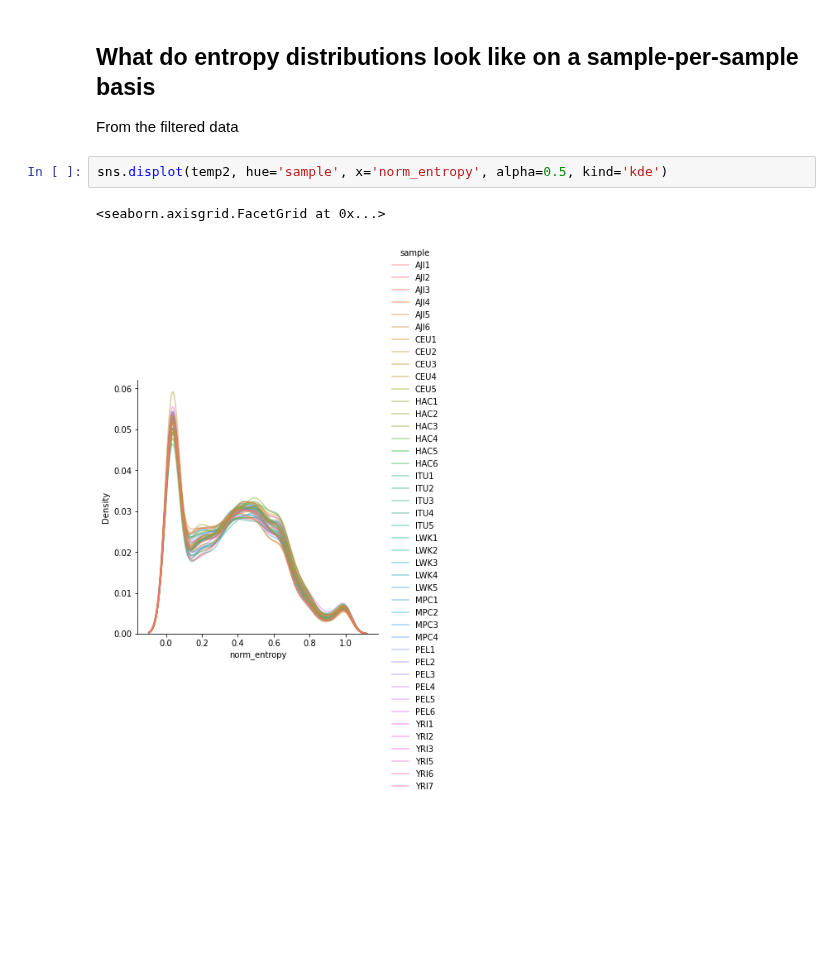
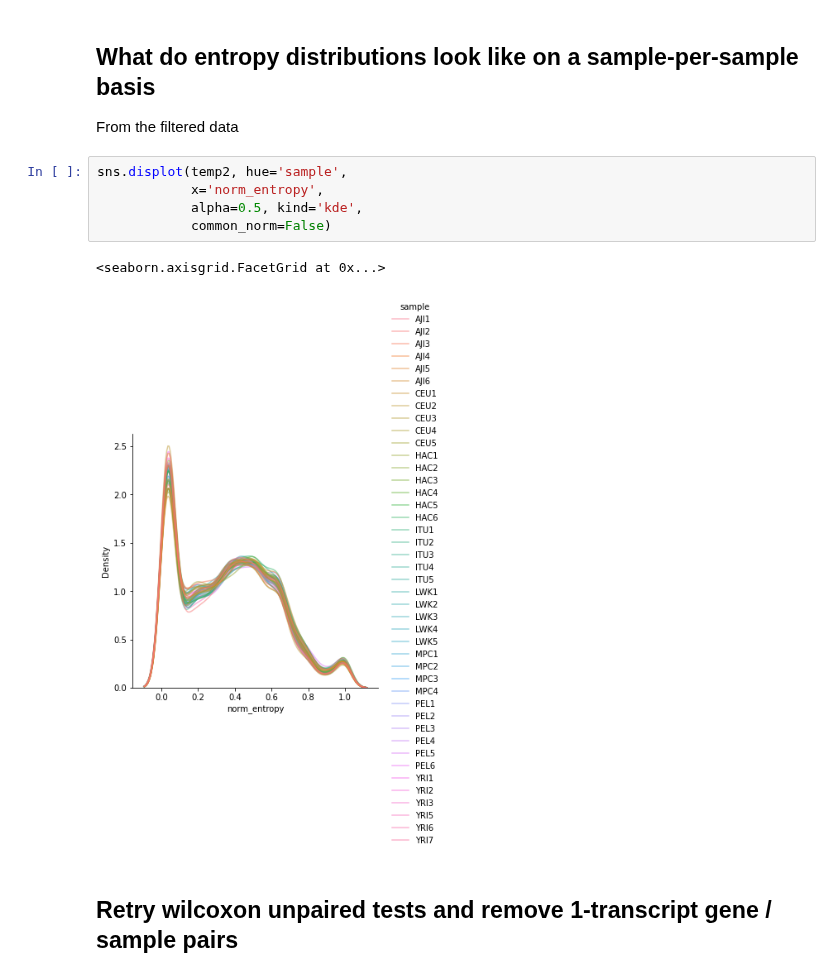
Before and after one commit to fairliereese/240903_pt, a Jupyter notebook: analysis/entropy_3.ipynb, the cells around one changed output. Saved outputs shown, nothing was run; the diff lists cells and outputs as text; blank space fills up the shorter version.

Commit message:
update w/ more entropy stuff; redo of exons w/ new mt; kallisto for gtex data

```diff
--- a/analysis/entropy_3.ipynb
+++ b/analysis/entropy_3.ipynb
@@ -438,7 +438,12 @@ Wilcoxon rank-sum test pval: 0.7441259328900354
 
 From the filtered data
 # %%
-sns.displot(temp2, hue='sample', x='norm_entropy', alpha=0.5, kind='kde')
+sns.displot(temp2, hue='sample',
+            x='norm_entropy',
+            alpha=0.5, kind='kde',
+            common_norm=False)
 # %% [output]
 <seaborn.axisgrid.FacetGrid at 0x...>
-[figure, old version]
+[figure, new version]
+# %% [markdown]
+## Retry wilcoxon unpaired tests and remove 1-transcript gene / sample pairs
```
Also changed, not shown: parts of 9 cells of this notebook, 10 other files.
